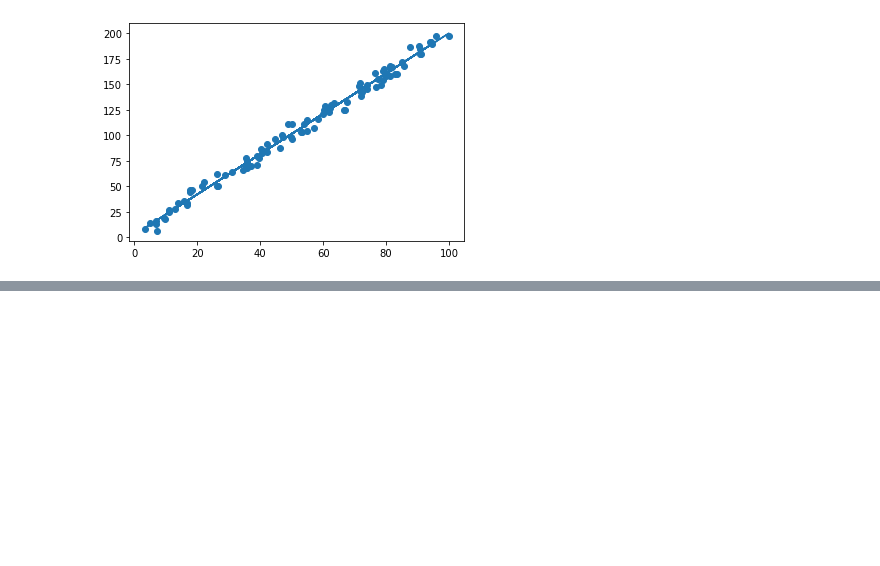
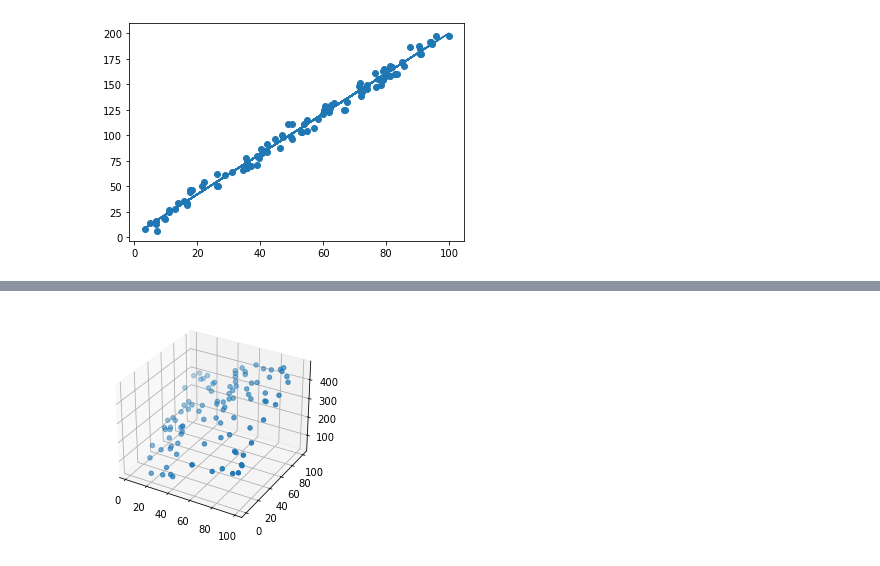
Before and after one commit to sroleden/nothing, a Jupyter notebook: notes/regression_basics.ipynb, the cells around one changed output, grey strips where cells are left out. Drawn from its saved outputs; the diff is of its cells as text; code cells hidden in the pictures; blank space fills up the shorter version.

Commit message:
regression analysis note 01

```diff
--- a/notes/regression_basics.ipynb
+++ b/notes/regression_basics.ipynb
@@ -76,0 +158,2 @@ denominator
+# %%
+df = pd.read_csv('./data/regression/data_2d.csv',header=None,names=['X1','X2','Y'])
@@ -76,0 +169,7 @@ denominator
+# %%
+fig = plt.figure()
+ax = fig.add_subplot(111,projection='3d')
+ax.scatter(df.X1,df.X2,df.Y)
+plt.show()
+# %% [output]
+[figure, added]
```
Also changed, not shown: parts of 49 cells of this notebook.
